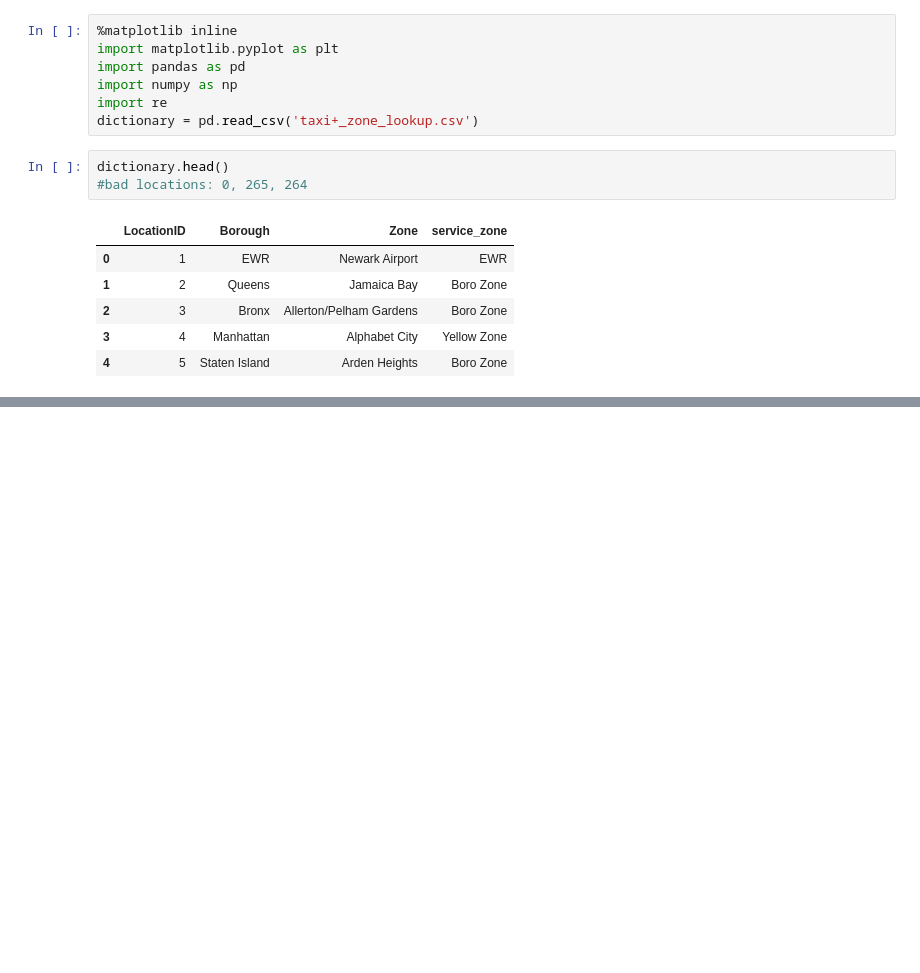
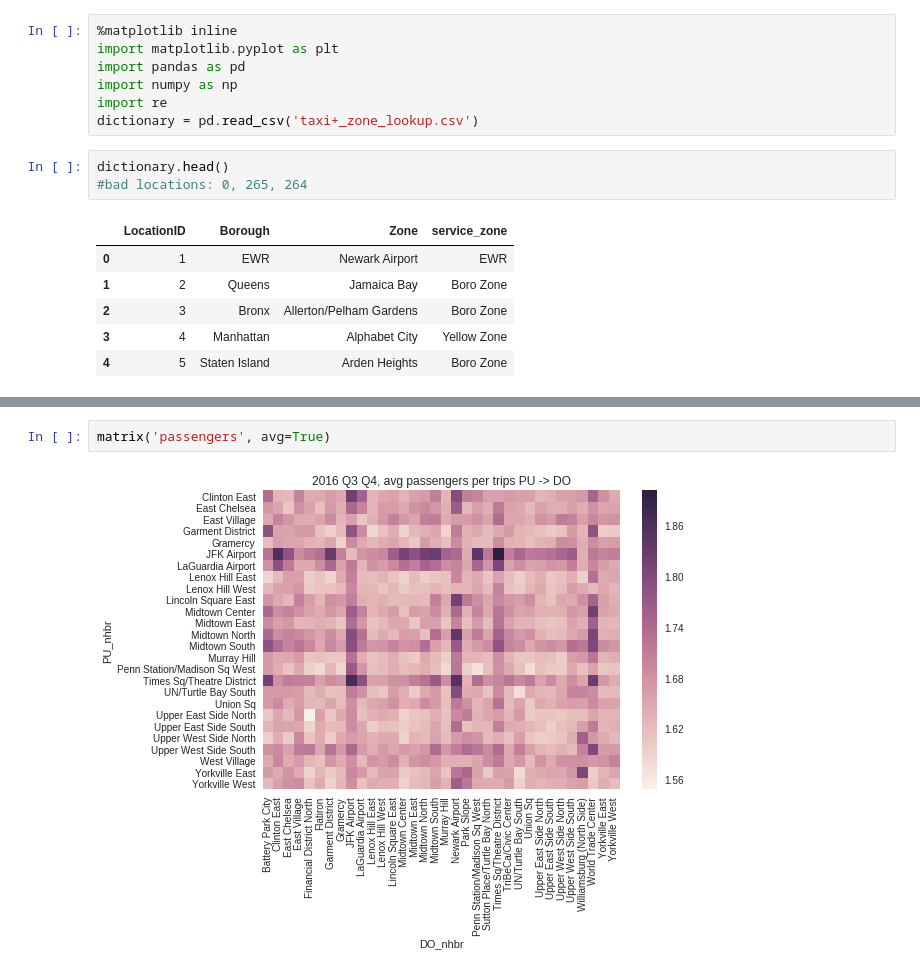
Before and after one commit to Shasha-Lin/Taxi_Uber_Usage, a Jupyter notebook: nhbr_heatmaps.ipynb, the cells around one changed output, grey strips where cells are left out. Drawn from its saved outputs; the diff is of its cells as text; blank space fills up the shorter version.

```diff
--- a/nhbr_heatmaps.ipynb
+++ b/nhbr_heatmaps.ipynb
@@ -75,0 +115,4 @@ matrix('passengers')
+# %%
+matrix('passengers', avg=True)
+# %% [output]
+[figure, added]
```
Also changed, not shown: parts of 9 cells of this notebook, 1 other file.
